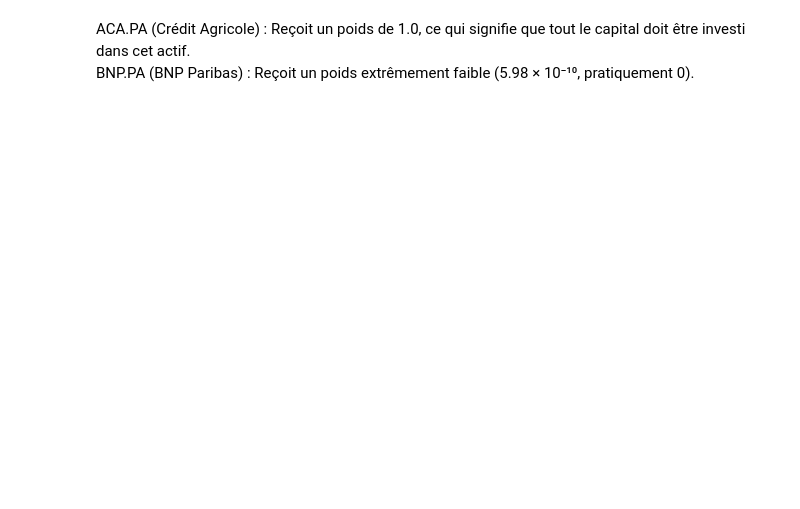
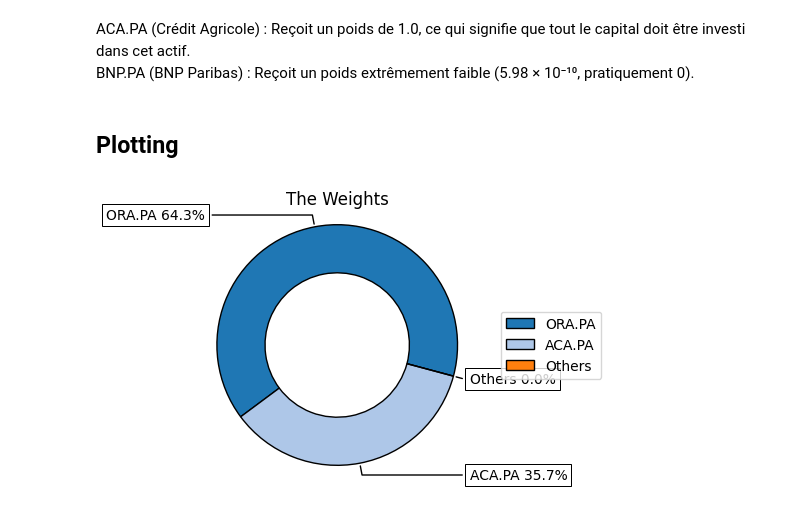
Before and after one commit to MatthieuHanania/financial-exercices, a Jupyter notebook: riskfolio.ipynb, the cells around one changed output. Drawn from its saved outputs; the diff is of its cells as text; code cells hidden in the pictures; blank space fills up the shorter version.

Commit message:
add plotting

```diff
--- a/riskfolio.ipynb
+++ b/riskfolio.ipynb
@@ -88,3 +88,9 @@ weight
 # %% [markdown]
 ACA.PA (Crédit Agricole) : Reçoit un poids de 1.0, ce qui signifie que tout le capital doit être investi dans cet actif.
 BNP.PA (BNP Paribas) : Reçoit un poids extrêmement faible (5.98 × 10⁻¹⁰, pratiquement 0).
+# %% [markdown]
+## Plotting
+# %%
+ax = rp.plot_pie(w = weight,title="The Weights",height=3,width =5)
+# %% [output]
+[figure, added]
```
Also changed, not shown: parts of 3 cells of this notebook.
